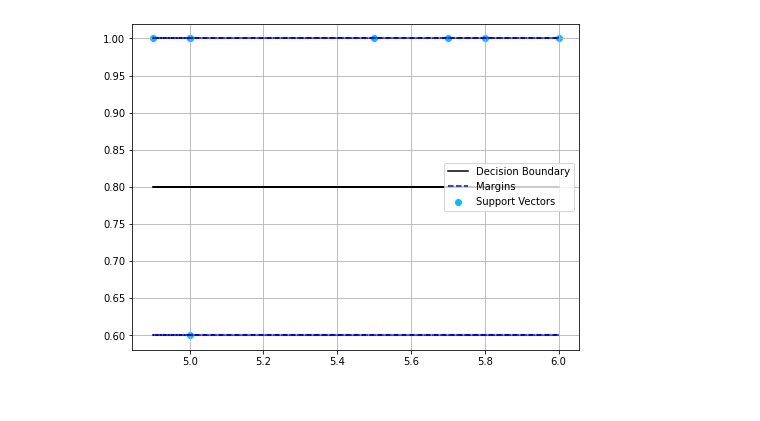
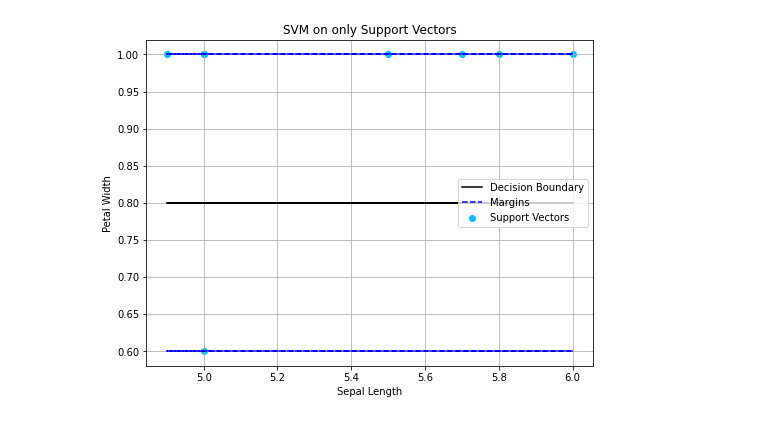
Before and after one commit to arkaprabha10/Machine-Learning, a Jupyter notebook: Lab 5/q3.ipynb, the cells around one changed output. Drawn from its saved outputs; the diff is of its cells as text; code cells hidden in the pictures.

```diff
--- a/Lab 5/q3.ipynb
+++ b/Lab 5/q3.ipynb
@@ -111,31 +131,34 @@ X = sv_x
 Y =  sv_y
 #Solving the optimization problem using the library cvxpy
 n = np.size(X,0)
 w = cp.Variable(2)
 b = cp.Variable()
 constraints = []
 
 for i in range(n):
   constraints += [Y[i]*(X[i]*w+b)>=1]
 
 objective_fn = cp.Minimize(0.5*cp.pnorm(w,p=2)**2)
 problem = cp.Problem(objective_fn,constraints)
 problem.solve()
 
 #Using the w and b values to get the hyperplane
 X1 = X[:,0]
 X2 = -1*(b.value + w.value[0]*X1)/w.value[1]
 SV1 = -1*(b.value + 1 + w.value[0]*X1)/w.value[1]
 SV2 = -1*(b.value - 1 + w.value[0]*X1)/w.value[1]
 
 #Plotting of the graph
 plt.figure(figsize=(8, 6))
 plt.scatter(X[:,0],X[:,1],color = 'deepskyblue',marker = 'o',label='Support Vectors')
 plt.plot(X1,X2,color = 'black',linestyle = 'solid', label='Decision Boundary')
 plt.plot(X1,SV1,color = 'blue',linestyle = 'dashed', label='Margins')
 plt.plot(X1,SV2,color = 'blue',linestyle = 'dashed')
 plt.legend(loc=5)
 plt.grid()
+plt.xlabel("Sepal Length")
+plt.ylabel("Petal Width")
+plt.title("SVM on only Support Vectors")
 plt.show()
 # %% [output]
-[figure, old version]
+[figure, new version]
```
Also changed, not shown: parts of 3 cells of this notebook.
